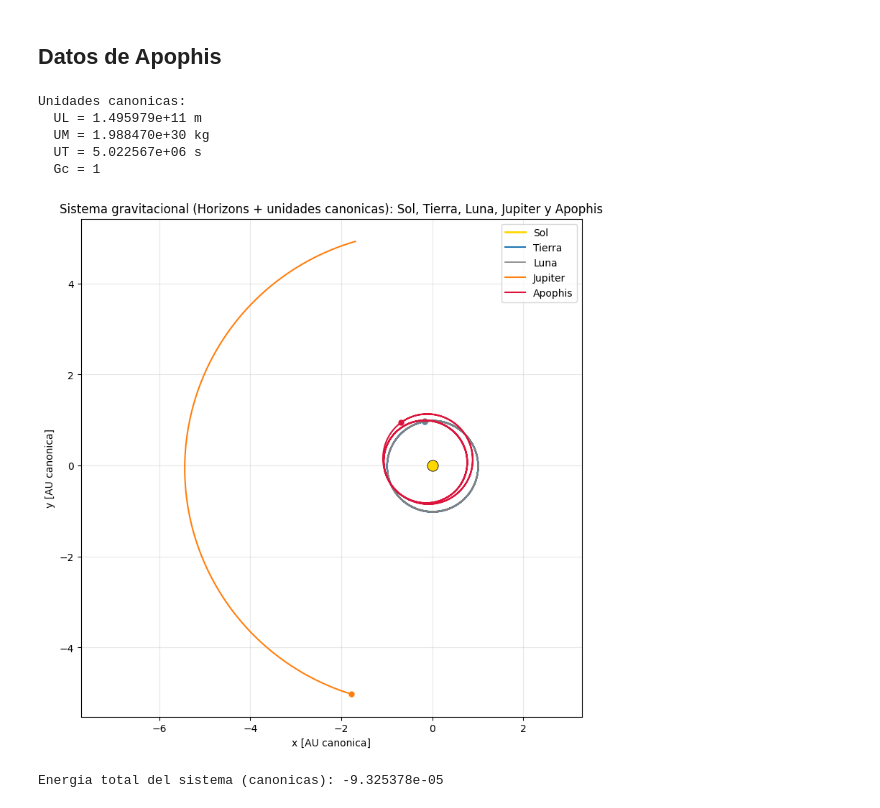
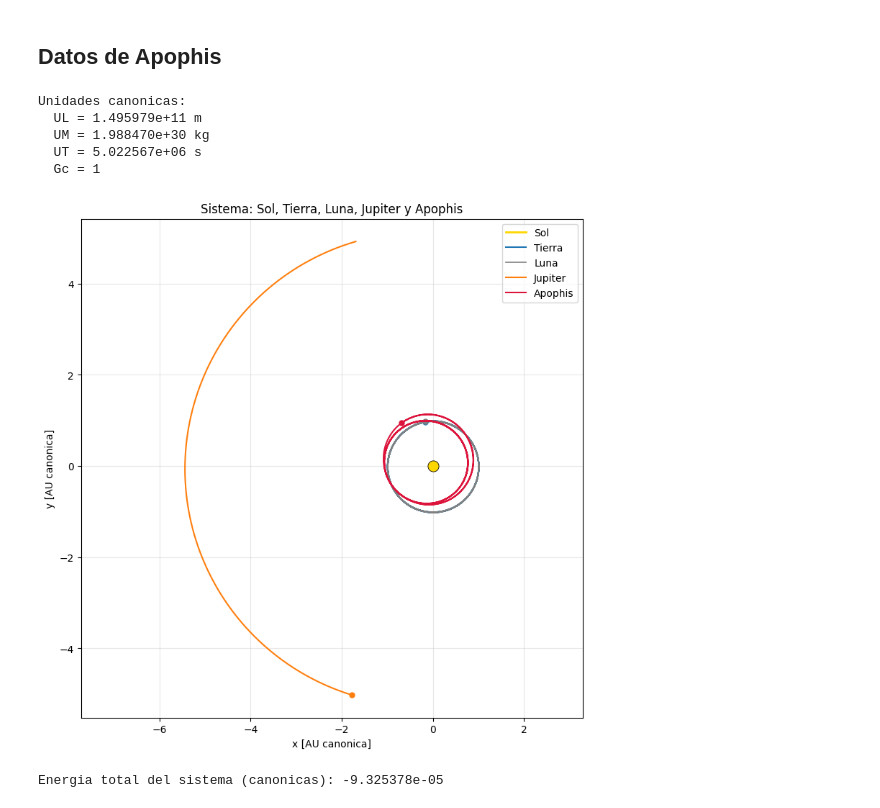
Before and after one commit to meccel-2026-2/Proyecto-Mecanica-Celeste, a Jupyter notebook: Datos.ipynb, the cells around one changed output. Saved outputs shown, nothing was run; the diff lists cells and outputs as text; code cells hidden in the pictures.

Commit message:
datos

```diff
--- a/Datos.ipynb
+++ b/Datos.ipynb
@@ -6,9 +6,8 @@ import matplotlib.pyplot as plt
 import rebound
 import pymcel as pc
 
-# =========================
-# 1) Datos desde Horizons
-# =========================
+
+# Datos desde Horizons
 epochs = '2026-01-01 00:00:00'
 propiedades = [('x', 'm'), ('y', 'm'), ('z', 'm'), ('vx', 'm/s'), ('vy', 'm/s'), ('vz', 'm/s')]
 
@@ -41,9 +40,7 @@ for nombre, obj_id in cuerpos:
     )
     estados_si[nombre] = np.array(salida, dtype=float).reshape(-1)
 
-# ==================================
-# 2) Unidades canonicas (AU, Msun)
-# ==================================
+# Unidades canonicas (AU, Msun)
 UL = 1.495978707e11   # 1 AU en metros
 UM = 1.98847e30       # 1 Msun en kg
 UL, UM, UT, Gc = pc.unidades_canonicas(UL=UL, UM=UM)  # Gc = 1
@@ -71,9 +68,7 @@ print(f'  UM = {UM:.6e} kg')
 print(f'  UT = {UT:.6e} s')
 print(f'  Gc = {Gc}')
 
-# =============================
-# 3) Simulacion con REBOUND
-# =============================
+# Simulacion con REBOUND
 sim = rebound.Simulation()
 sim.integrator = 'ias15'
 sim.G = Gc
@@ -93,7 +88,7 @@ for nombre, _ in cuerpos:
 
 sim.move_to_com()
 
-# Tiempo de integracion: 5 anos SI -> canonico
+# Tiempo de integracion: 5 años
 tmax_years = 5.0
 tmax_si = tmax_years * 365.25 * 24 * 3600.0
 tmax_can = tmax_si / UT
@@ -111,39 +106,38 @@ for i, t in enumerate(times):
         coords[name][i, 0] = p.x
         coords[name][i, 1] = p.y
 
-# =============================
-# 4) Grafica de trayectorias
-# =============================
+
+# Grafica de trayectorias
 plt.figure(figsize=(9, 9))
 styles = {
     'Sol': dict(color='gold', lw=2.0),
     'Tierra': dict(color='tab:blue', lw=1.5),
     'Luna': dict(color='gray', lw=1.2),
     'Jupiter': dict(color='tab:orange', lw=1.5),
     'Apophis': dict(color='crimson', lw=1.5),
 }
 
 for name in names:
     plt.plot(coords[name][:, 0], coords[name][:, 1], label=name, **styles[name])
     plt.scatter(coords[name][-1, 0], coords[name][-1, 1], s=25, color=styles[name]['color'])
 
 plt.scatter(0, 0, color='gold', s=120, edgecolor='black', linewidth=0.6, zorder=5)
-plt.title('Sistema gravitacional (Horizons + unidades canonicas): Sol, Tierra, Luna, Jupiter y Apophis')
+plt.title('Sistema: Sol, Tierra, Luna, Jupiter y Apophis')
 plt.xlabel('x [AU canonica]')
 plt.ylabel('y [AU canonica]')
 plt.axis('equal')
 plt.grid(alpha=0.3)
 plt.legend()
 plt.show()
 
 # Energia total en unidades canonicas
 E = sim.energy()
 print(f'Energia total del sistema (canonicas): {E:.6e}')
 # %% [output]
 Unidades canonicas:
   UL = 1.495979e+11 m
   UM = 1.988470e+30 kg
   UT = 5.022567e+06 s
   Gc = 1
-[figure, old version]
+[figure, new version]
 Energia total del sistema (canonicas): -9.325378e-05
```
Also changed, not shown: parts of 1 cell of this notebook.
